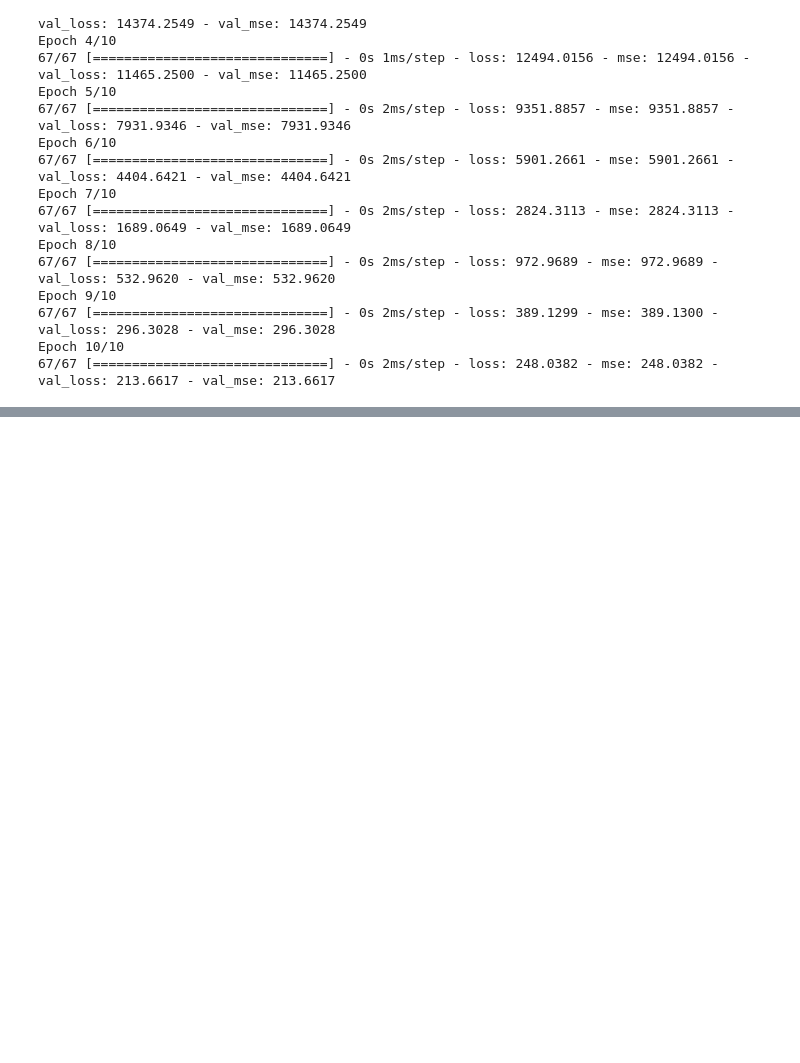
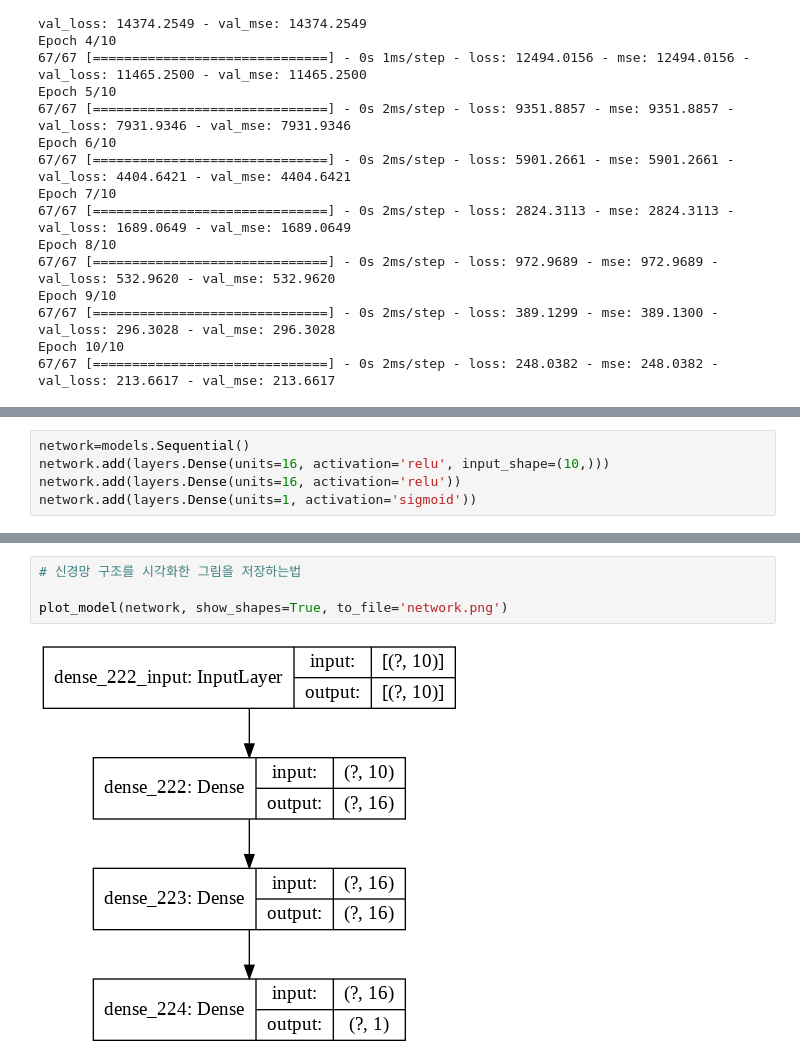
Before and after one commit to enriver/ML-DL, a Jupyter notebook: 파이썬을 활용한 머신러닝 쿡북/ch20_신경망.ipynb, the cells around one changed output, grey strips where cells are left out. Drawn from its saved outputs; the diff is of its cells as text; blank space fills up the shorter version.

```diff
--- a/파이썬을 활용한 머신러닝 쿡북/ch20_신경망.ipynb
+++ b/파이썬을 활용한 머신러닝 쿡북/ch20_신경망.ipynb
@@ -343,0 +765,5 @@ Epoch 10/10
+# %%
+network=models.Sequential()
+network.add(layers.Dense(units=16, activation='relu', input_shape=(10,)))
+network.add(layers.Dense(units=16, activation='relu'))
+network.add(layers.Dense(units=1, activation='sigmoid'))
@@ -343,0 +774,6 @@ Epoch 10/10
+# %%
+# 신경망 구조를 시각화한 그림을 저장하는법
+
+plot_model(network, show_shapes=True, to_file='network.png')
+# %% [output]
+[figure, added]
```
Also changed, not shown: parts of 98 cells of this notebook.
